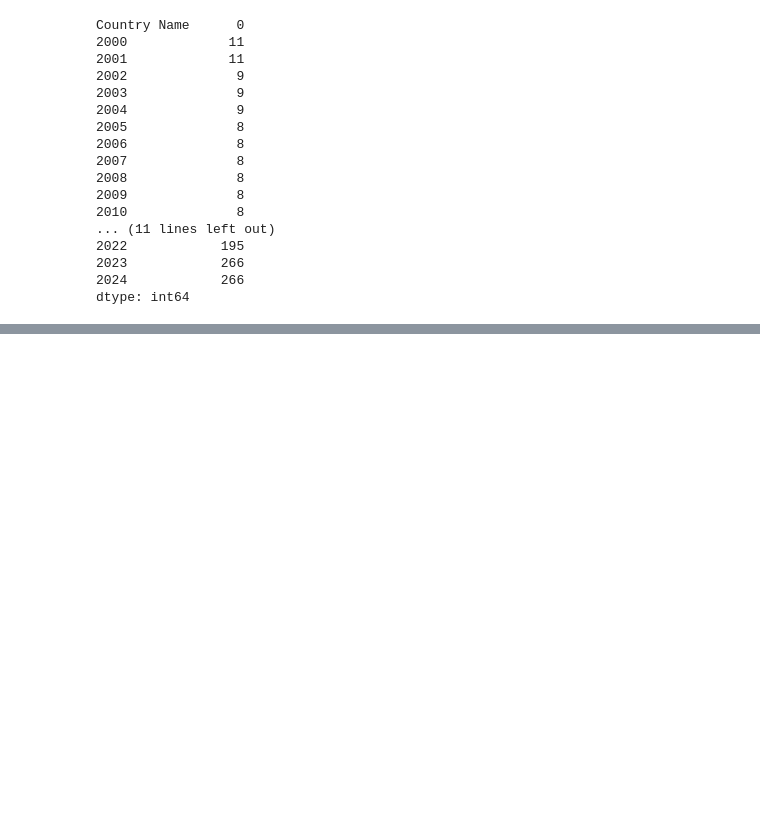
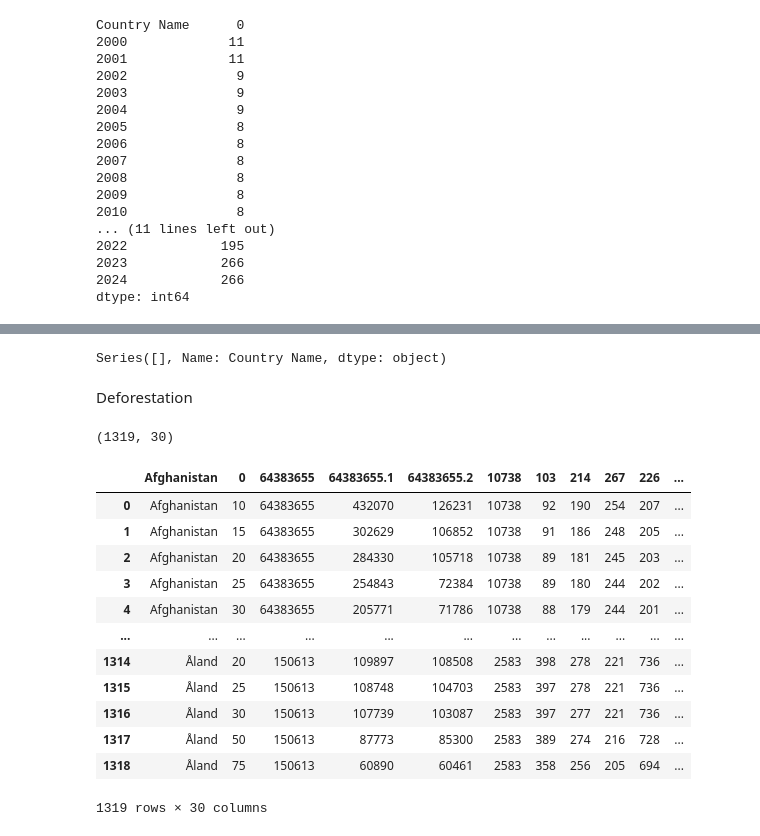
Before and after one commit to tai040102/Data-mining-global-co2-emissions, a Jupyter notebook: processing_data/process_data.ipynb, the cells around one changed output, grey strips where cells are left out. Drawn from its saved outputs; the diff is of its cells as text; code cells hidden in the pictures; blank space fills up the shorter version.

```diff
--- a/processing_data/process_data.ipynb
+++ b/processing_data/process_data.ipynb
@@ -9,2 +6,4 @@ os.getcwd()
 # %%
-df = pd.read_csv("../data/raw/API_EG.FEC.RNEW.ZS_DS2_en_csv_v2_1199607.csv")
+df_renewable_energy = pd.read_csv("../data/raw/API_EG.FEC.RNEW.ZS_DS2_en_csv_v2_1199607.csv")
+df_gdp = pd.read_csv("../data/raw/API_NY.GDP.MKTP.CD_DS2_en_csv_v2_1232731.csv")
+df_deforestation = pd.read_excel("../data/raw/global_05212025.xlsx", sheet_name="Country tree cover loss",header=1)
@@ -85,0 +167,26 @@ np.int64(0)
+# %%
+df_gdp_selected["Country Name"][df_gdp_selected["Country Name"].duplicated()]
+# %% [output]
+Series([], Name: Country Name, dtype: object)
+# %% [markdown]
+Deforestation
+# %%
+df_deforestation.shape
+# %% [output]
+(1319, 30)
+# %%
+df_deforestation
+# %% [output]
+|  | Afghanistan | 0 | 64383655 | 64383655.1 | 64383655.2 | 10738 | 103 | 214 | 267 | 226 | ... |
+| 0 | Afghanistan | 10 | 64383655 | 432070 | 126231 | 10738 | 92 | 190 | 254 | 207 | ... |
+| 1 | Afghanistan | 15 | 64383655 | 302629 | 106852 | 10738 | 91 | 186 | 248 | 205 | ... |
+| 2 | Afghanistan | 20 | 64383655 | 284330 | 105718 | 10738 | 89 | 181 | 245 | 203 | ... |
+| 3 | Afghanistan | 25 | 64383655 | 254843 | 72384 | 10738 | 89 | 180 | 244 | 202 | ... |
+| 4 | Afghanistan | 30 | 64383655 | 205771 | 71786 | 10738 | 88 | 179 | 244 | 201 | ... |
+| ... | ... | ... | ... | ... | ... | ... | ... | ... | ... | ... | ... |
+| 1314 | Åland | 20 | 150613 | 109897 | 108508 | 2583 | 398 | 278 | 221 | 736 | ... |
+| 1315 | Åland | 25 | 150613 | 108748 | 104703 | 2583 | 397 | 278 | 221 | 736 | ... |
+| 1316 | Åland | 30 | 150613 | 107739 | 103087 | 2583 | 397 | 277 | 221 | 736 | ... |
+| 1317 | Åland | 50 | 150613 | 87773 | 85300 | 2583 | 389 | 274 | 216 | 728 | ... |
+| 1318 | Åland | 75 | 150613 | 60890 | 60461 | 2583 | 358 | 256 | 205 | 694 | ... |
+1319 rows × 30 columns
```
Also changed, not shown: parts of 15 cells of this notebook, 1 other file.
